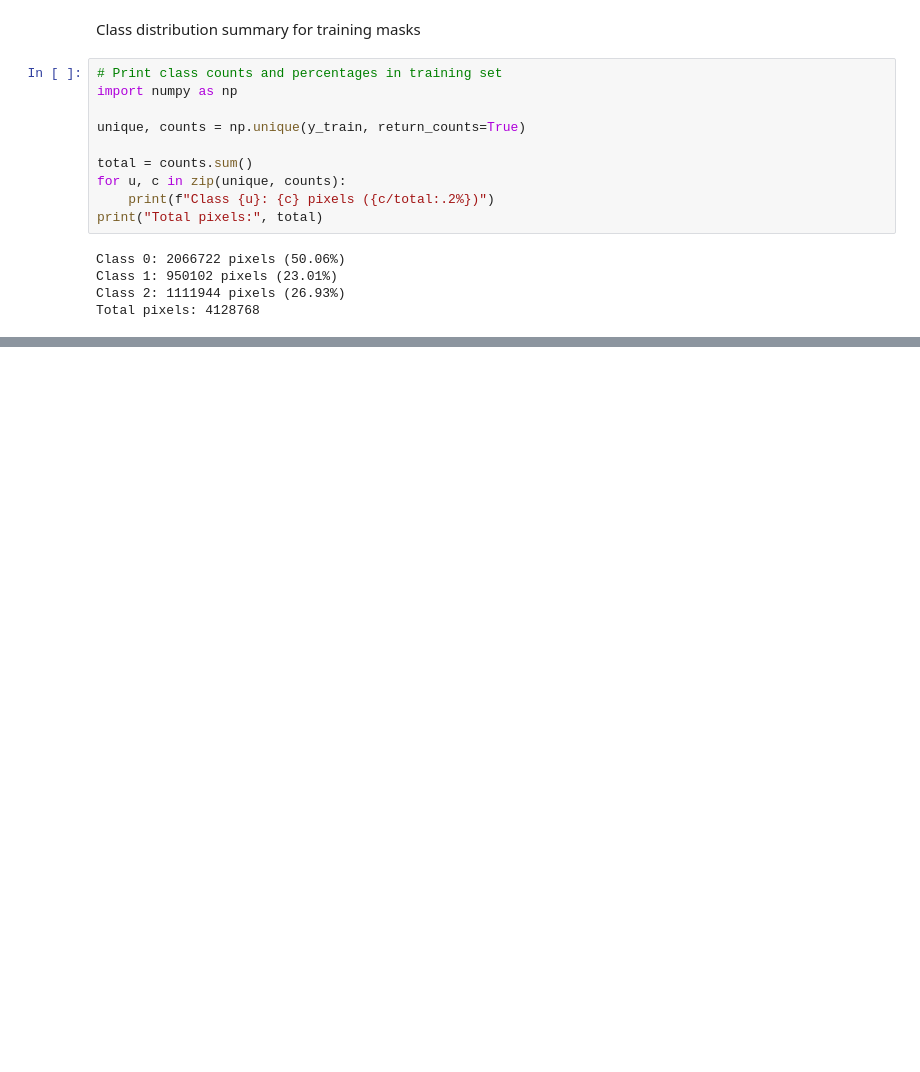
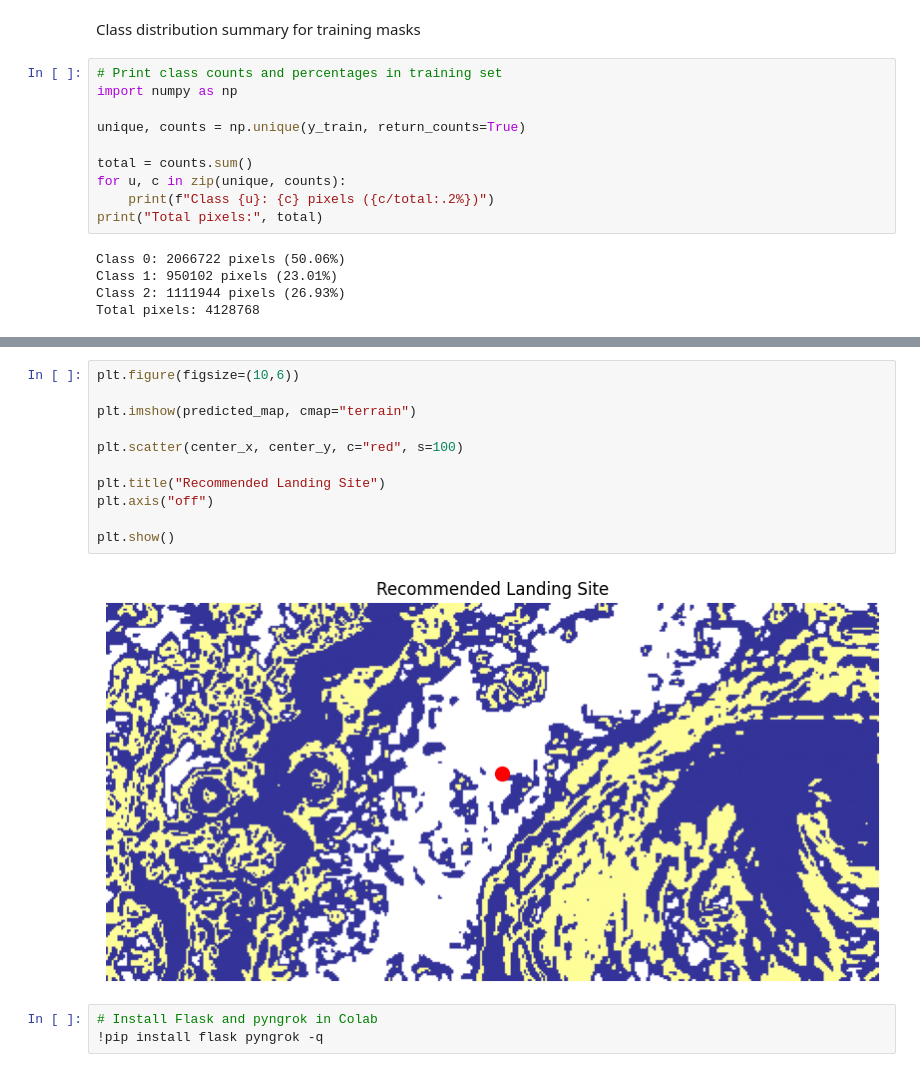
Before and after one commit to Awanish-26/STREAM, a Jupyter notebook: notebooks/main.ipynb, the cells around one changed output, grey strips where cells are left out. Drawn from its saved outputs; the diff is of its cells as text; blank space fills up the shorter version.

```diff
--- a/notebooks/main.ipynb
+++ b/notebooks/main.ipynb
@@ -606,0 +736,16 @@ model.save(f'{drive_data_path}/{model_version}/model.h5')
+# %%
+plt.figure(figsize=(10,6))
+
+plt.imshow(predicted_map, cmap="terrain")
+
+plt.scatter(center_x, center_y, c="red", s=100)
+
+plt.title("Recommended Landing Site")
+plt.axis("off")
+
+plt.show()
+# %% [output]
+[figure, added]
+# %%
+# Install Flask and pyngrok in Colab
+!pip install flask pyngrok -q
```
Also changed, not shown: parts of 18 cells of this notebook, 3 other files.
